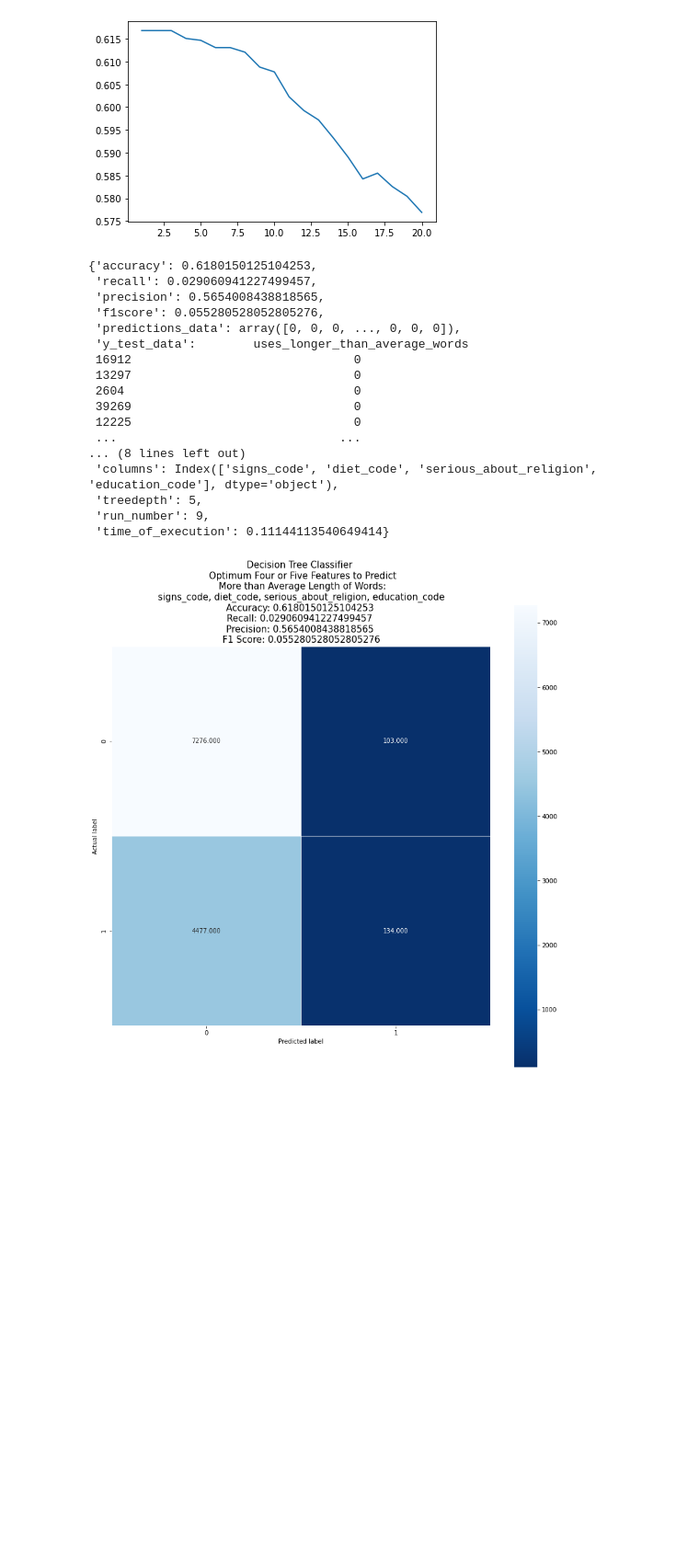
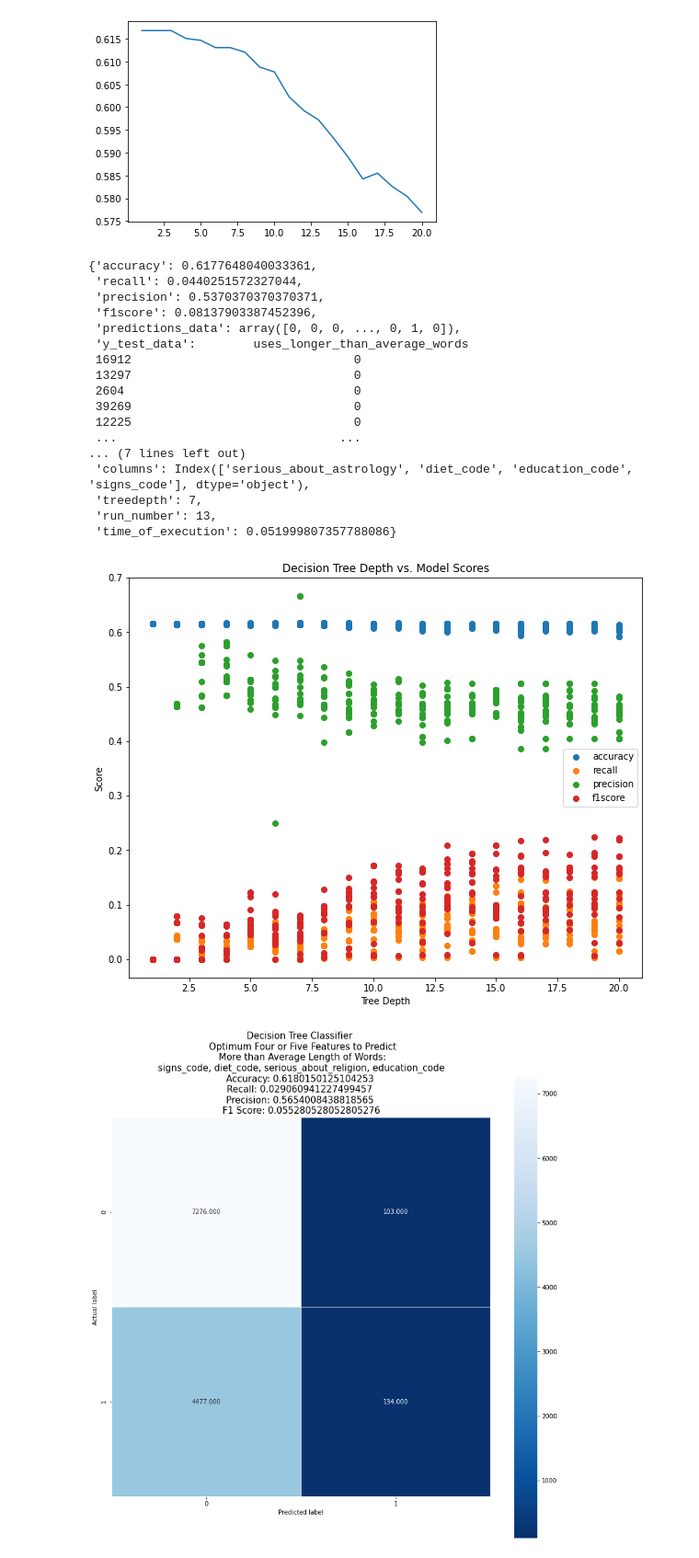
Before and after one commit to rmartino217/CodeAcademy-Build-a-Machine-Learning-Model-with-Python, a Jupyter notebook: Capstone.ipynb, the cells around one changed output. Shown at 92% size. Saved outputs shown, nothing was run; the diff lists cells and outputs as text; code cells hidden in the pictures; blank space fills up the shorter version.

```diff
--- a/Capstone.ipynb
+++ b/Capstone.ipynb
@@ -1308,6 +1308,7 @@ precision_list=[]
 f1score_list=[]
 predictions_list=[]
 y_test_data=[]
+treedepth_list=[]
 for run_number in range(1,20):
     for treedepth in range(1,21):
         for number in range(4,5):
@@ -1340,8 +1341,9 @@ for run_number in range(1,20):
             f1score_list.append(f1_score(test_labels, predictions))
 
             columns.append([colname for colname in data.columns])
-            k_list.append(k)
+            treedepth_list.append(treedepth)
             number_list.append(number)
+
 
             if (score > largest['accuracy']):
                 largest['accuracy'] = score
@@ -1359,11 +1361,11 @@ for run_number in range(1,20):
 # %%
 largest
 # %% [output]
-{'accuracy': 0.6180150125104253,
- 'recall': 0.029060941227499457,
- 'precision': 0.5654008438818565,
- 'f1score': 0.055280528052805276,
- 'predictions_data': array([0, 0, 0, ..., 0, 0, 0]),
+{'accuracy': 0.6177648040033361,
+ 'recall': 0.0440251572327044,
+ 'precision': 0.5370370370370371,
+ 'f1score': 0.08137903387452396,
+ 'predictions_data': array([0, 0, 0, ..., 0, 1, 0]),
  'y_test_data':        uses_longer_than_average_words
  16912                               0
  13297                               0
@@ -1371,11 +1373,25 @@ largest
  39269                               0
  12225                               0
  ...                               ...
-... (8 lines left out)
- 'columns': Index(['signs_code', 'diet_code', 'serious_about_religion', 'education_code'], dtype='object'),
- 'treedepth': 5,
- 'run_number': 9,
- 'time_of_execution': 0.11144113540649414}
+... (7 lines left out)
+ 'columns': Index(['serious_about_astrology', 'diet_code', 'education_code', 'signs_code'], dtype='object'),
+ 'treedepth': 7,
+ 'run_number': 13,
+ 'time_of_execution': 0.051999807357788086}
+# %%
+plt.figure(figsize=(10,8))
+plt.scatter(treedepth_list,scores)
+plt.scatter(treedepth_list,recall_list)
+plt.scatter(treedepth_list,precision_list)
+plt.scatter(treedepth_list,f1score_list)
+plt.legend(['accuracy','recall','precision','f1score'])
+plt.xlabel('Tree Depth')
+plt.ylabel('Score')
+plt.title('Decision Tree Depth vs. Model Scores')
+plt.savefig('Decision Tree Depth vs Model Scores.png')
+plt.show()
+# %% [output]
+[figure, added]
 # %%
 cm = metrics.confusion_matrix(largest['y_test_data'], largest['predictions_data'])
 #print(cm)
```
